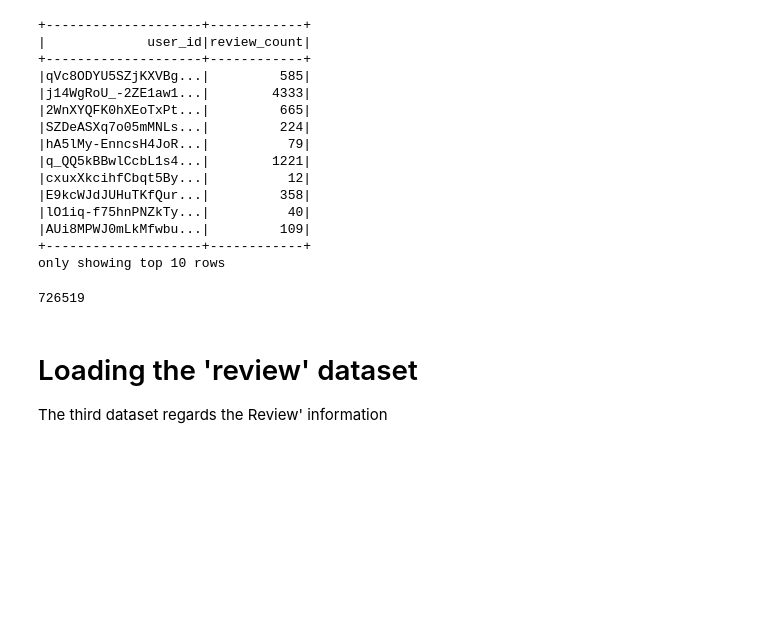
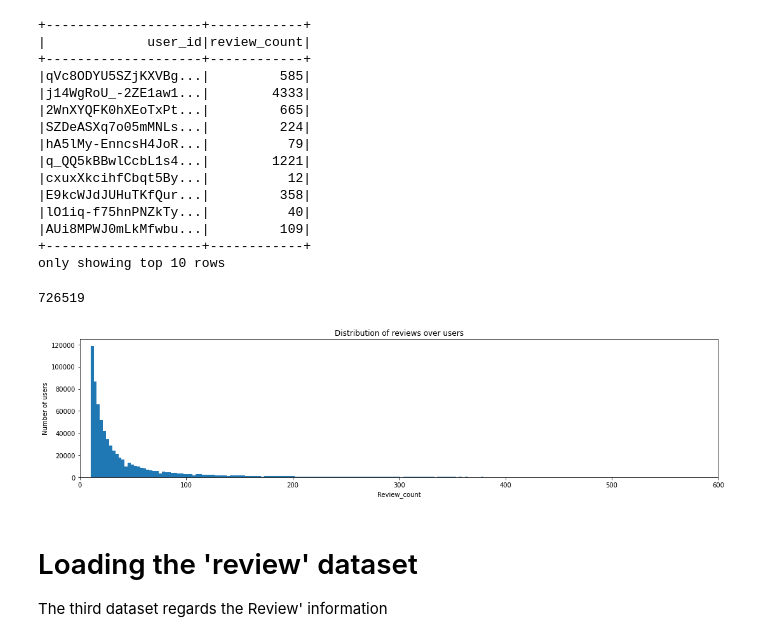
Before and after one commit to pouyakhooshabi/Recommender-System-Design, a Jupyter notebook: Programming_model.ipynb, the cells around one changed output. Cells and saved outputs as stored; diff of their text form; code cells hidden in the pictures; blank space fills up the shorter version.

```diff
--- a/Programming_model.ipynb
+++ b/Programming_model.ipynb
@@ -385,6 +385,20 @@ df_user_filtered = df_user_filtered.filter(col('review_count')>=10)
 df_user_filtered.count()
 # %% [output]
 726519
+# %%
+# Putting all review counts in a list
+review_count = df_user_filtered.select('review_count').rdd.flatMap(lambda x: x).collect()
+# %%
+# Printing the distribution
+fig = plt.figure(figsize=(18, 4))
+plt.hist(review_count, bins=6000)
+plt.xlim([0, 600])
+plt.title('Distribution of reviews over users')
+plt.xlabel('Review_count')
+plt.ylabel('Number of users')
+_ = plt.plot
+# %% [output]
+[figure, added]
 # %% [markdown]
 # Loading the 'review' dataset
 The third dataset regards the Review' information
```
Also changed, not shown: parts of 2 cells of this notebook.
